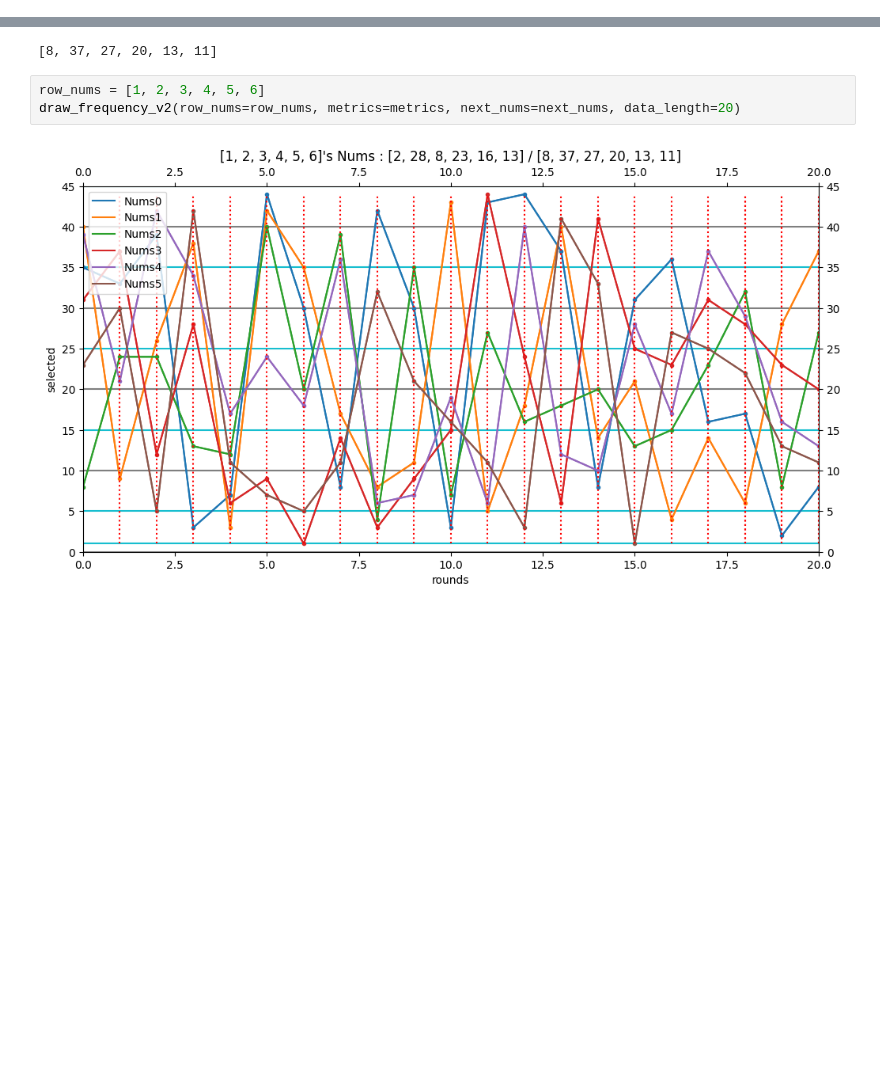
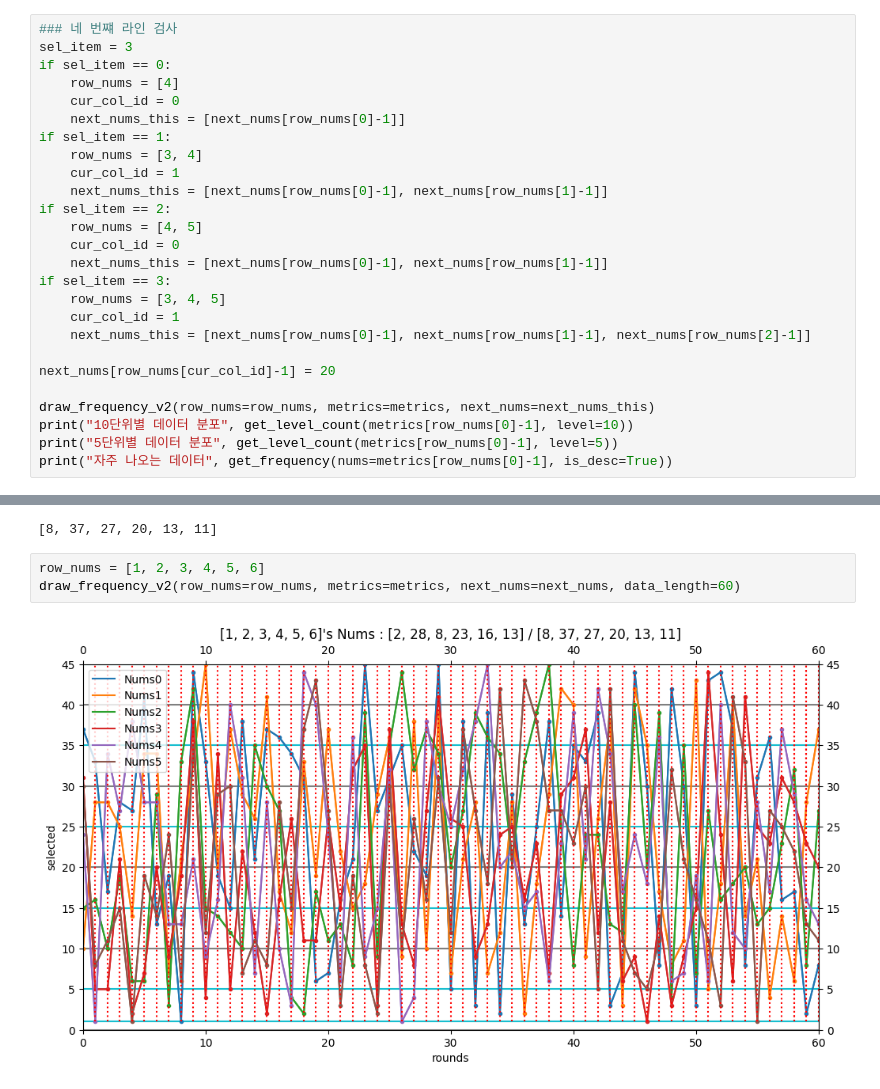
Before and after one commit to swhors/LSTM_Analyze, a Jupyter notebook: foresttrans/memo_re_0825_7.ipynb, the cells around one changed output, grey strips where cells are left out. Drawn from its saved outputs; the diff is of its cells as text; blank space fills up the shorter version.

```diff
--- a/foresttrans/memo_re_0825_7.ipynb
+++ b/foresttrans/memo_re_0825_7.ipynb
@@ -376,0 +454,26 @@ execute this code. [2025-08-28 18:17:05.049902]
+# %%
+### 네 번쨰 라인 검사
+sel_item = 3
+if sel_item == 0:
+    row_nums = [4]
+    cur_col_id = 0
+    next_nums_this = [next_nums[row_nums[0]-1]]
+if sel_item == 1:
+    row_nums = [3, 4]
+    cur_col_id = 1
+    next_nums_this = [next_nums[row_nums[0]-1], next_nums[row_nums[1]-1]]
+if sel_item == 2:
+    row_nums = [4, 5]
+    cur_col_id = 0
+    next_nums_this = [next_nums[row_nums[0]-1], next_nums[row_nums[1]-1]]
+if sel_item == 3:
+    row_nums = [3, 4, 5]
+    cur_col_id = 1
+    next_nums_this = [next_nums[row_nums[0]-1], next_nums[row_nums[1]-1], next_nums[row_nums[2]-1]]
+
+next_nums[row_nums[cur_col_id]-1] = 20
+
+draw_frequency_v2(row_nums=row_nums, metrics=metrics, next_nums=next_nums_this)
+print("10단위별 데이터 분포", get_level_count(metrics[row_nums[0]-1], level=10))
+print("5단위별 데이터 분포", get_level_count(metrics[row_nums[0]-1], level=5))
+print("자주 나오는 데이터", get_frequency(nums=metrics[row_nums[0]-1], is_desc=True))
@@ -409,6 +518,6 @@ next_nums
 [8, 37, 27, 20, 13, 11]
 # %%
 row_nums = [1, 2, 3, 4, 5, 6]
-draw_frequency_v2(row_nums=row_nums, metrics=metrics, next_nums=next_nums, data_length=20)
+draw_frequency_v2(row_nums=row_nums, metrics=metrics, next_nums=next_nums, data_length=60)
 # %% [output]
-[figure, old version]
+[figure, new version]
```
Also changed, not shown: parts of 13 cells of this notebook, 5 other files.
